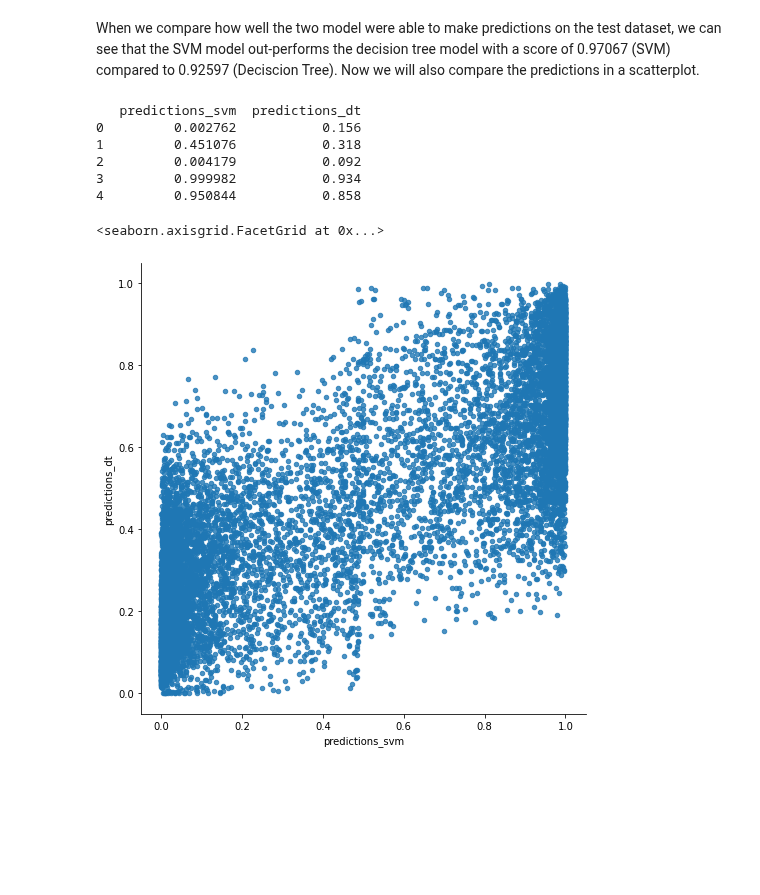
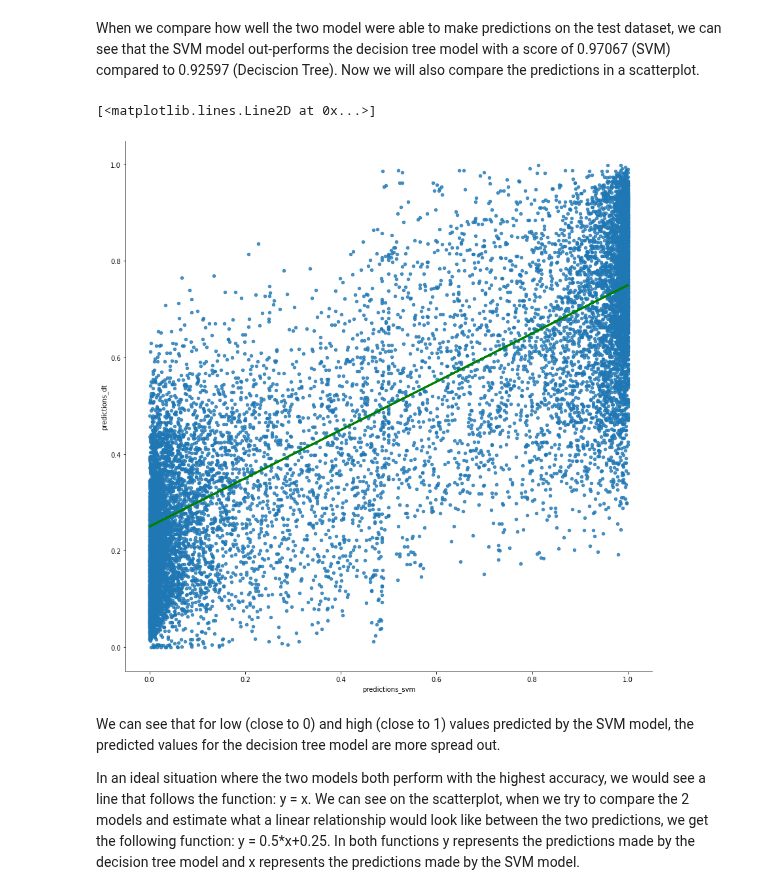
Before and after one commit to JanaDeCoster/Machine_Learning_course_UGent_D012554_kaggle, a Jupyter notebook: Kaggle_eye_blinking_prediciton.ipynb, the cells around one changed output. Saved outputs shown, nothing was run; the diff lists cells and outputs as text; code cells hidden in the pictures; blank space fills up the shorter version.

```diff
--- a/Kaggle_eye_blinking_prediciton.ipynb
+++ b/Kaggle_eye_blinking_prediciton.ipynb
@@ -500,19 +500,18 @@ These results confirm that the SVM model was quite a bit more accurate compared
 # %% [markdown]
 When we compare how well the two model were able to make predictions on the test dataset, we can see that the SVM model out-performs the decision tree model with a score of 0.97067 (SVM) compared to  0.92597 (Deciscion Tree). Now we will also compare the predictions in a scatterplot.
 # %%
-predictions_combined = pd.DataFrame(columns = ['predictions_svm', 'predictions_dt'])
+predictions_combined = pd.DataFrame(columns = ['index', 'predictions_svm', 'predictions_dt'])
 predictions_combined['predictions_svm'] = predictions_svm
 predictions_combined['predictions_dt'] = predictions_dt
+predictions_combined['index'] = y_test
 
-print(predictions_combined.head())
 
-sns.lmplot(x='predictions_svm', y='predictions_dt', data = predictions_combined, fit_reg=False, height=7, scatter_kws={"s": 20})
+sns.lmplot(x='predictions_svm', y='predictions_dt', data = predictions_combined, fit_reg=False, height=12, scatter_kws={"s": 20})
+plt.plot(predictions_combined['predictions_svm'], 0.5*predictions_combined['predictions_svm']+0.25, color='green',linewidth=3)
 # %% [output]
-   predictions_svm  predictions_dt
-0         0.002762           0.156
-1         0.451076           0.318
-2         0.004179           0.092
-3         0.999982           0.934
-4         0.950844           0.858
+[<matplotlib.lines.Line2D at 0x...>]
-<seaborn.axisgrid.FacetGrid at 0x...>
-[figure, old version]
+[figure, new version]
+# %% [markdown]
+We can see that for low (close to 0) and high (close to 1) values predicted by the SVM model, the predicted values for the decision tree model are more spread out.
+
+In an ideal situation where the two models both perform with the highest accuracy, we would see a line that follows the function: y = x. We can see on the scatterplot, when we try to compare the 2 models and estimate what a linear relationship would look like between the two predictions, we get the following function: y = 0.5*x+0.25. In both functions y represents the predictions made by the decision tree model and x represents the predictions made by the SVM model.
```
